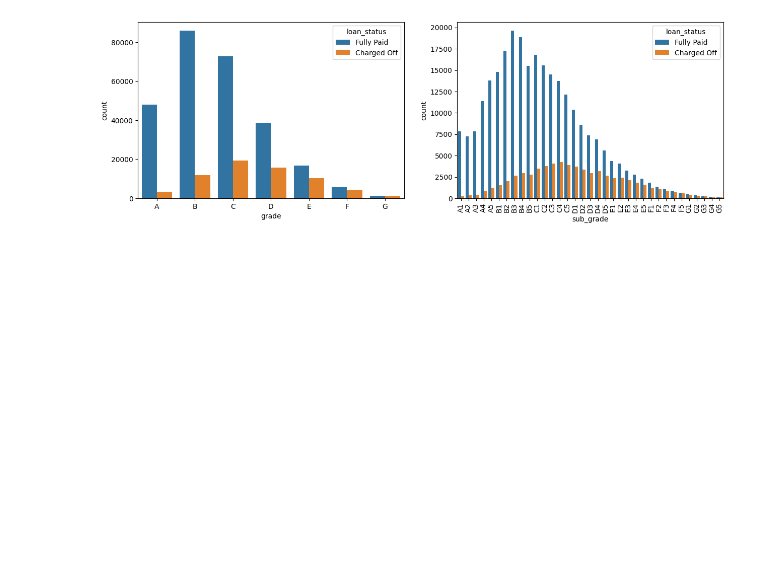
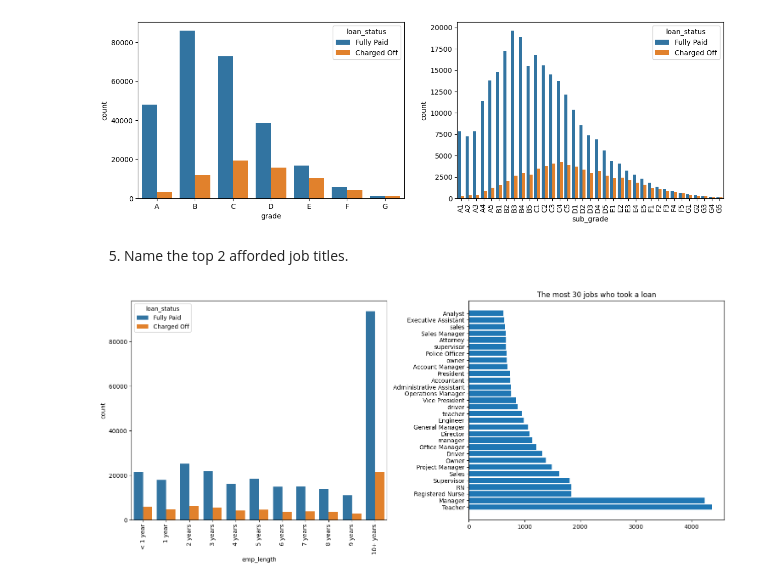
Before and after one commit to Rhy-Shah/ML, a Jupyter notebook: LoanTap/loantap.ipynb, the cells around one changed output. Cells and saved outputs as stored; diff of their text form; code cells hidden in the pictures; blank space fills up the shorter version.

```diff
--- a/LoanTap/loantap.ipynb
+++ b/LoanTap/loantap.ipynb
@@ -236,3 +245,21 @@ g.set_xticklabels(g.get_xticklabels(), rotation=90)
 plt.show()
 # %% [output]
 [figure]
+# %% [markdown]
+5. Name the top 2 afforded job titles.
+# %%
+plt.figure(figsize=(15,12))
+
+plt.subplot(2,2,1)
+order = ['< 1 year', '1 year', '2 years', '3 years', '4 years', '5 years',
+          '6 years', '7 years', '8 years', '9 years', '10+ years',]
+g=sns.countplot(x='emp_length',data=df,hue='loan_status',order=order)
+g.set_xticklabels(g.get_xticklabels(),rotation=90)
+
+plt.subplot(2,2,2)
+plt.barh(df.emp_title.value_counts()[:30].index,df.emp_title.value_counts()[:30])
+plt.title("The most 30 jobs who took a loan")
+plt.tight_layout()
+plt.show()
+# %% [output]
+[figure, added]
```
Also changed, not shown: parts of 9 cells of this notebook.
